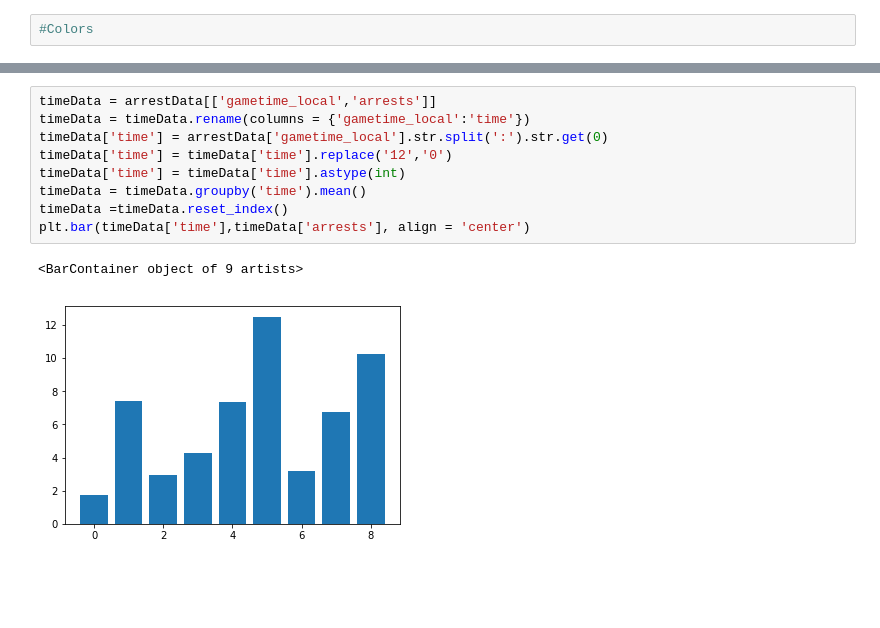
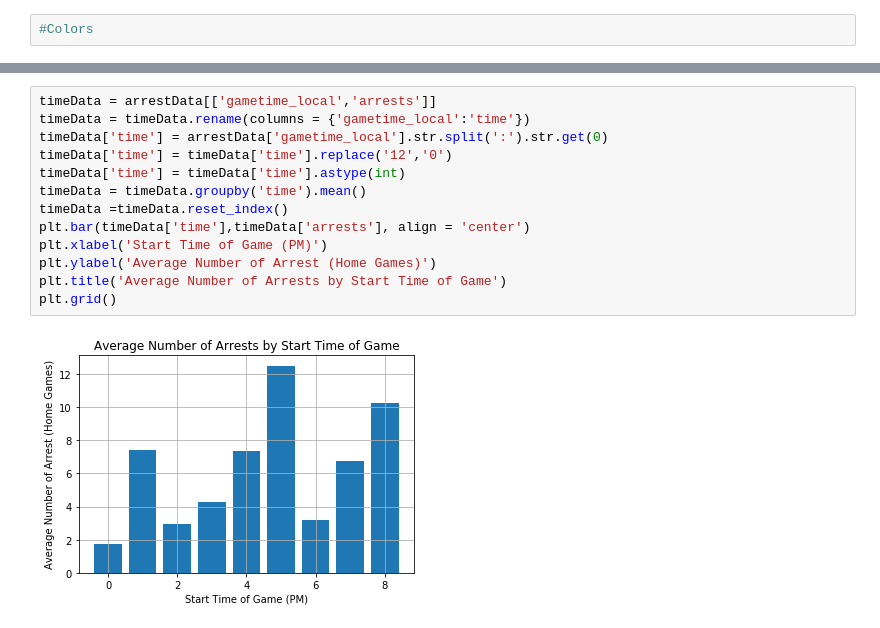
Before and after one commit to erictuscanes/Group-Project, a Jupyter notebook: Untitled.ipynb, the cells around one changed output, grey strips where cells are left out. Cells and saved outputs as stored; diff of their text form; blank space fills up the shorter version.

Commit message:
Updated Graphics on Charts

```diff
--- a/Untitled.ipynb
+++ b/Untitled.ipynb
@@ -122,12 +82,15 @@ plt.show()
 # %%
 timeData = arrestData[['gametime_local','arrests']]
 timeData = timeData.rename(columns = {'gametime_local':'time'})
 timeData['time'] = arrestData['gametime_local'].str.split(':').str.get(0)
 timeData['time'] = timeData['time'].replace('12','0')
 timeData['time'] = timeData['time'].astype(int)
 timeData = timeData.groupby('time').mean()
 timeData =timeData.reset_index()
 plt.bar(timeData['time'],timeData['arrests'], align = 'center')
+plt.xlabel('Start Time of Game (PM)')
+plt.ylabel('Average Number of Arrest (Home Games)')
+plt.title('Average Number of Arrests by Start Time of Game')
+plt.grid()
 # %% [output]
-<BarContainer object of 9 artists>
-[figure, old version]
+[figure, new version]
```
Also changed, not shown: parts of 3 cells of this notebook.
